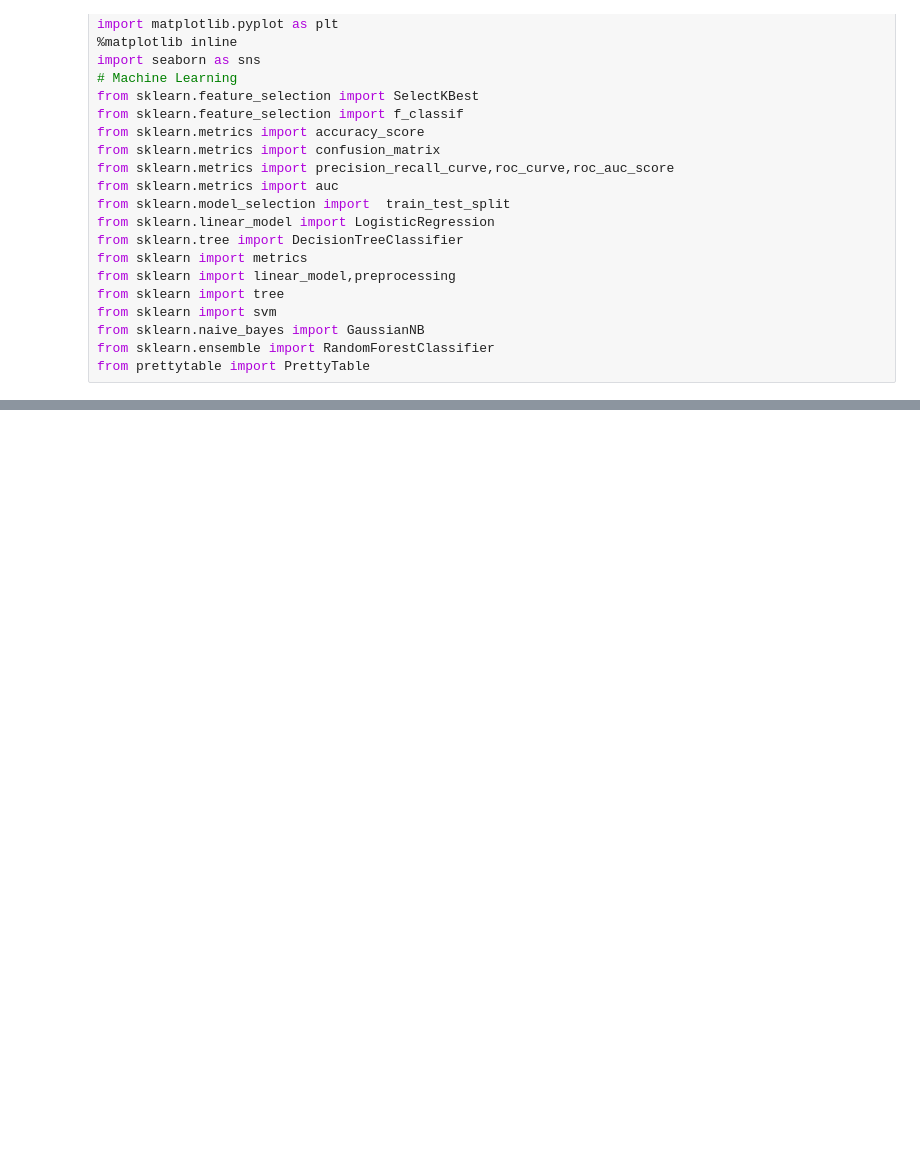
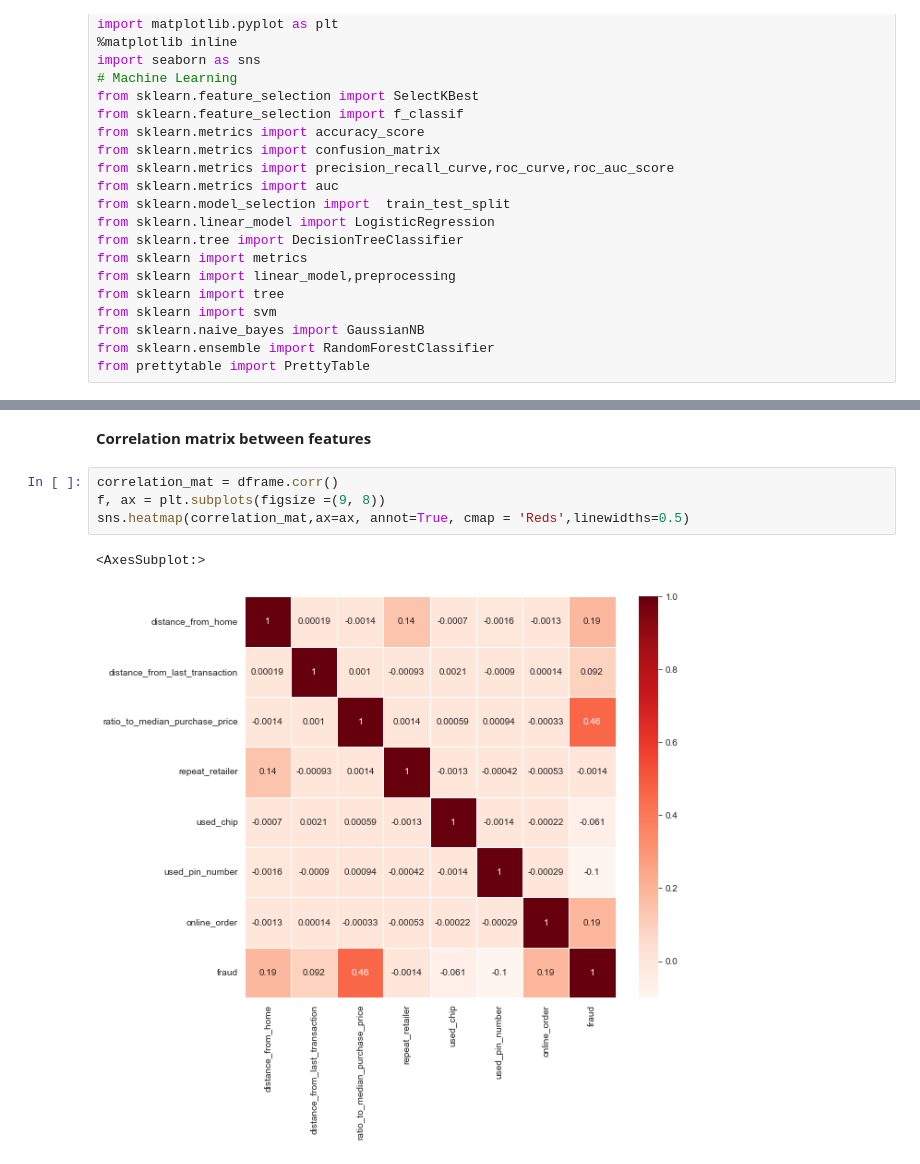
Before and after one commit to Machine1314/Proyecto-Final-AI, a Jupyter notebook: credit_card_fraud.ipynb, the cells around one changed output, grey strips where cells are left out. Saved outputs shown, nothing was run; the diff lists cells and outputs as text; blank space fills up the shorter version.

```diff
--- a/credit_card_fraud.ipynb
+++ b/credit_card_fraud.ipynb
@@ -53,0 +117,9 @@ dframe.describe()
+# %% [markdown]
+<b>Correlation matrix between features<b>
+# %%
+correlation_mat = dframe.corr()
+f, ax = plt.subplots(figsize =(9, 8))
+sns.heatmap(correlation_mat,ax=ax, annot=True, cmap = 'Reds',linewidths=0.5)
+# %% [output]
+<AxesSubplot:>
+[figure, added]
```
Also changed, not shown: parts of 47 cells of this notebook.
